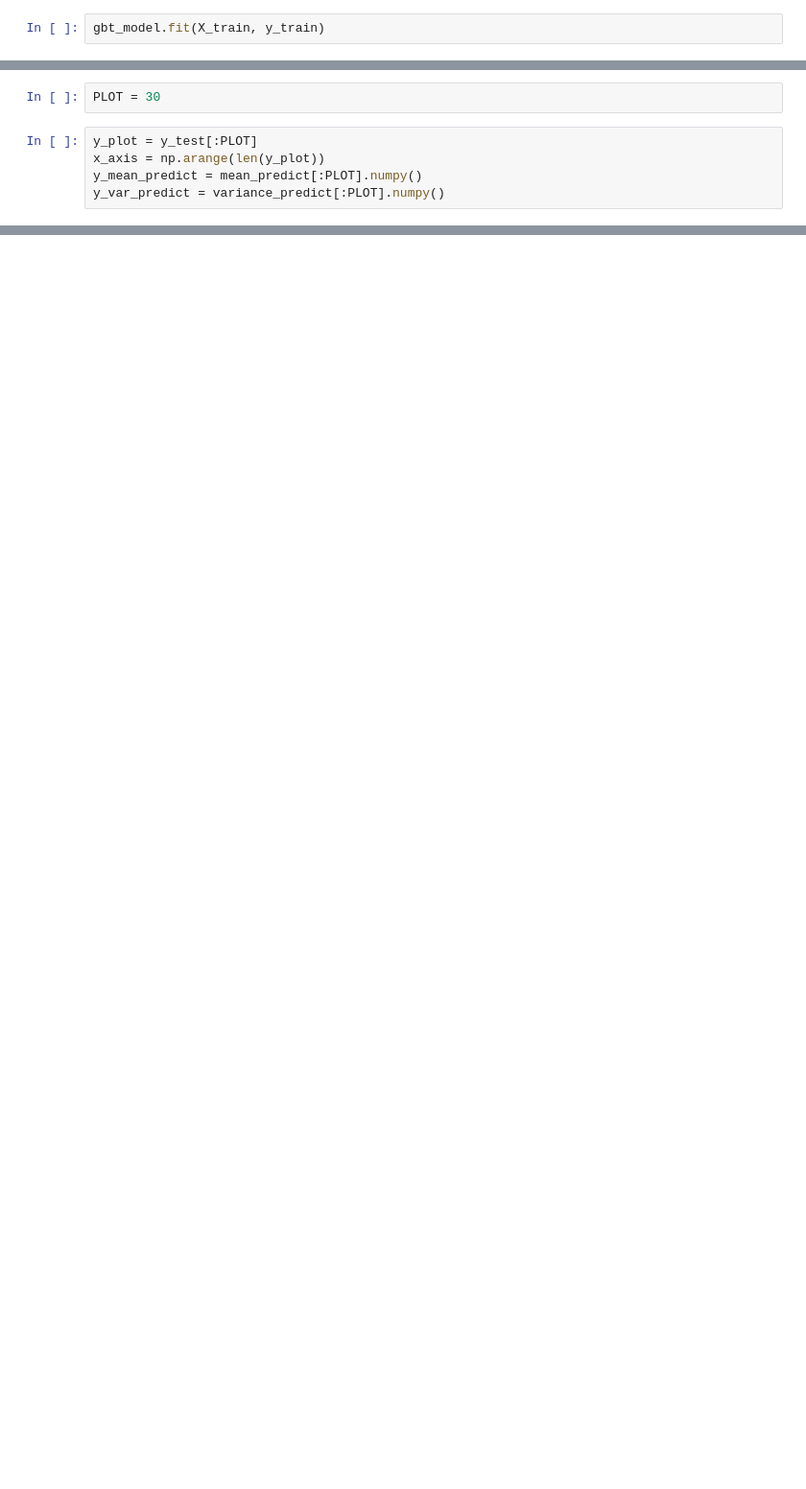
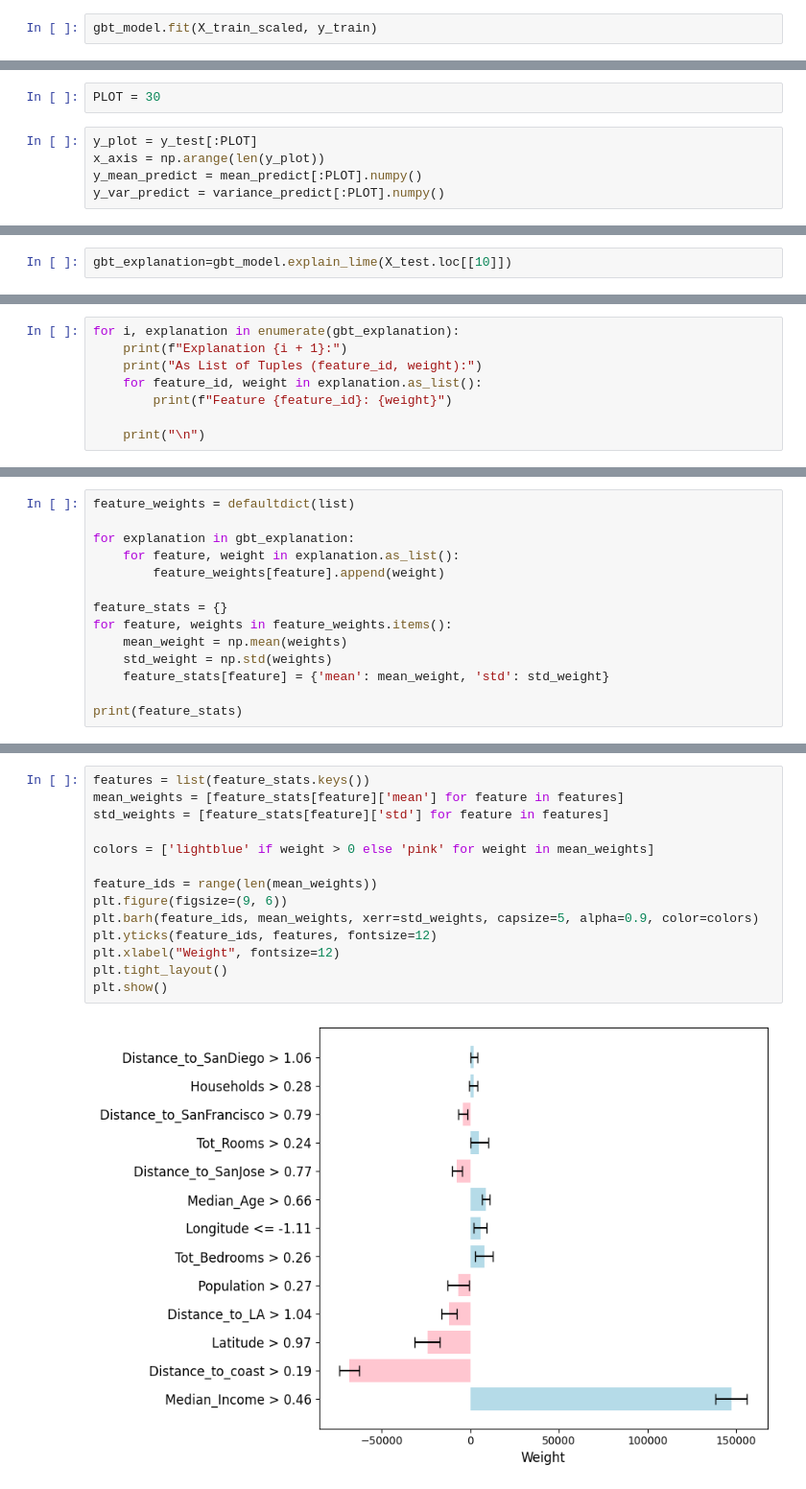
Before and after one commit to YG29/bachelorThesis, a Jupyter notebook: notebooks/cali_gbt.ipynb, the cells around one changed output, grey strips where cells are left out. Shown: that part at 96% size. Cells and saved outputs as stored; diff of their text form; blank space fills up the shorter version.

Commit message:
regression gbt explanation lime

```diff
--- a/notebooks/cali_gbt.ipynb
+++ b/notebooks/cali_gbt.ipynb
@@ -146,5 +176,5 @@ gbt_model = GradientBoostedTreesEnsembleRegressor(
     sample_method='RANDOM'
 )
 # %%
-gbt_model.fit(X_train, y_train)
+gbt_model.fit(X_train_scaled, y_train)
 # %% [output]
@@ -265,0 +319,2 @@ plt.show()
+# %%
+gbt_explanation=gbt_model.explain_lime(X_test.loc[[10]])
@@ -265,0 +335,8 @@ plt.show()
+# %%
+for i, explanation in enumerate(gbt_explanation):
+    print(f"Explanation {i + 1}:")
+    print("As List of Tuples (feature_id, weight):")
+    for feature_id, weight in explanation.as_list():
+        print(f"Feature {feature_id}: {weight}")
+
+    print("\n")
@@ -265,0 +361,14 @@ plt.show()
+# %%
+feature_weights = defaultdict(list)
+
+for explanation in gbt_explanation:
+    for feature, weight in explanation.as_list():
+        feature_weights[feature].append(weight)
+
+feature_stats = {}
+for feature, weights in feature_weights.items():
+    mean_weight = np.mean(weights)
+    std_weight = np.std(weights)
+    feature_stats[feature] = {'mean': mean_weight, 'std': std_weight}
+
+print(feature_stats)
@@ -265,0 +377,16 @@ plt.show()
+# %%
+features = list(feature_stats.keys())
+mean_weights = [feature_stats[feature]['mean'] for feature in features]
+std_weights = [feature_stats[feature]['std'] for feature in features]
+
+colors = ['lightblue' if weight > 0 else 'pink' for weight in mean_weights]
+
+feature_ids = range(len(mean_weights))
+plt.figure(figsize=(9, 6))
+plt.barh(feature_ids, mean_weights, xerr=std_weights, capsize=5, alpha=0.9, color=colors)
+plt.yticks(feature_ids, features, fontsize=12)
+plt.xlabel("Weight", fontsize=12)
+plt.tight_layout()
+plt.show()
+# %% [output]
+[figure, added]
```
Also changed, not shown: parts of 19 cells of this notebook, 4 other files.
